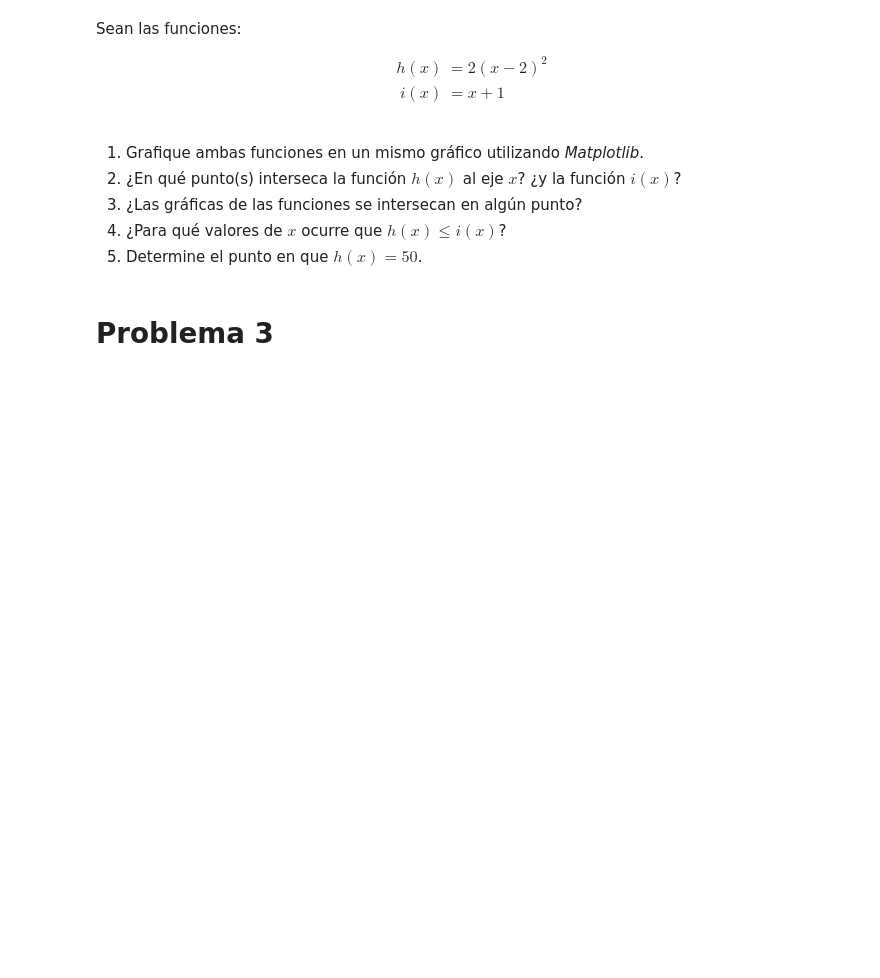
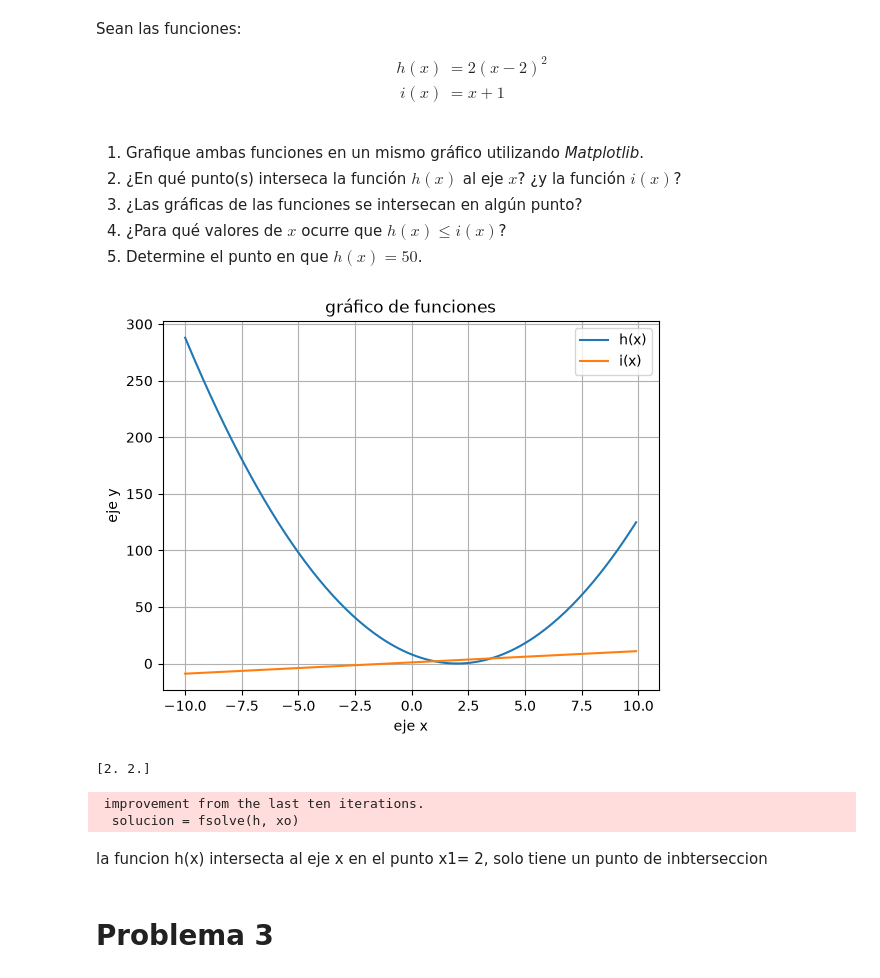
Before and after one commit to Rdrx11/matematicas, a Jupyter notebook: G3_Aplicaciones_de_funciones.ipynb, the cells around one changed output. Drawn from its saved outputs; the diff is of its cells as text; code cells hidden in the pictures; blank space fills up the shorter version.

```diff
--- a/G3_Aplicaciones_de_funciones.ipynb
+++ b/G3_Aplicaciones_de_funciones.ipynb
@@ -58,6 +65,35 @@ i(x) & = x + 1
 3. ¿Las gráficas de las funciones se intersecan en algún punto?
 4. ¿Para qué valores de $x$ ocurre que $h(x) \leq i(x)$?
 5. Determine el punto en que $h(x) = 50$.
+# %%
+def h(x):
+    return 2*(x-2)**2
+def i(x):
+    return x+1
+
+x = np.arange(-10, 10, 0.1)
+plt.plot(x, h(x), label = 'h(x)')
+plt.plot(x, i(x), label = 'i(x)')
+plt.title('gráfico de funciones')
+plt.ylabel('eje y')
+plt.xlabel('eje x')
+plt.legend()
+plt.grid()
+plt.show()
+# %% [output]
+[figure, added]
+# %%
+# Respuesta 2) Interseccion con el eje x
+
+xo = np.linspace(0, 10, 2)
+solucion = fsolve(h, xo)
+print(f"{solucion}")
+# %% [output]
+[2. 2.]
+ improvement from the last ten iterations.
+  solucion = fsolve(h, xo)
+# %% [markdown]
+la funcion h(x) intersecta al eje x en el punto x1= 2, solo tiene un punto de inbterseccion
 # %% [markdown]
 # Problema 3
 # %% [markdown]
```
Also changed, not shown: parts of 3 cells of this notebook.
